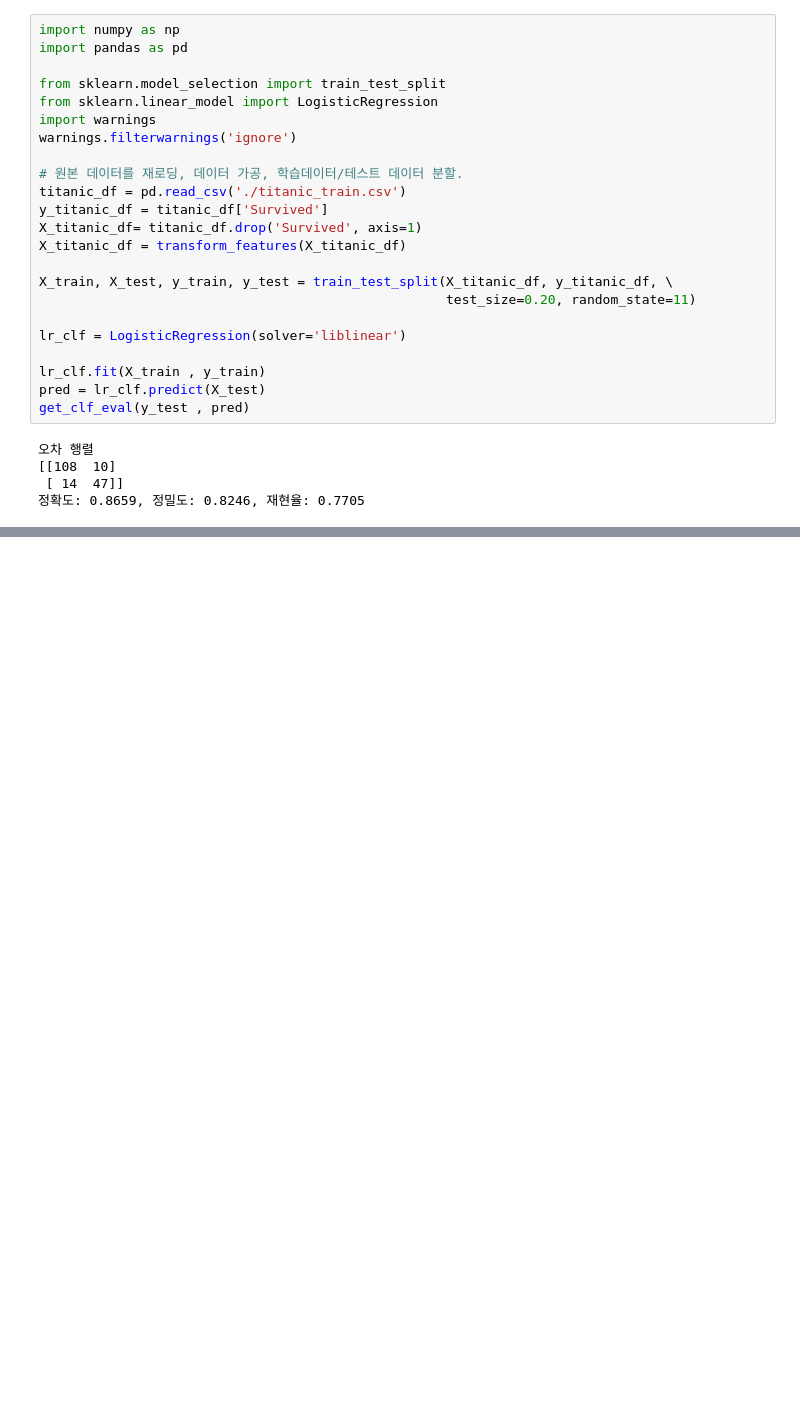
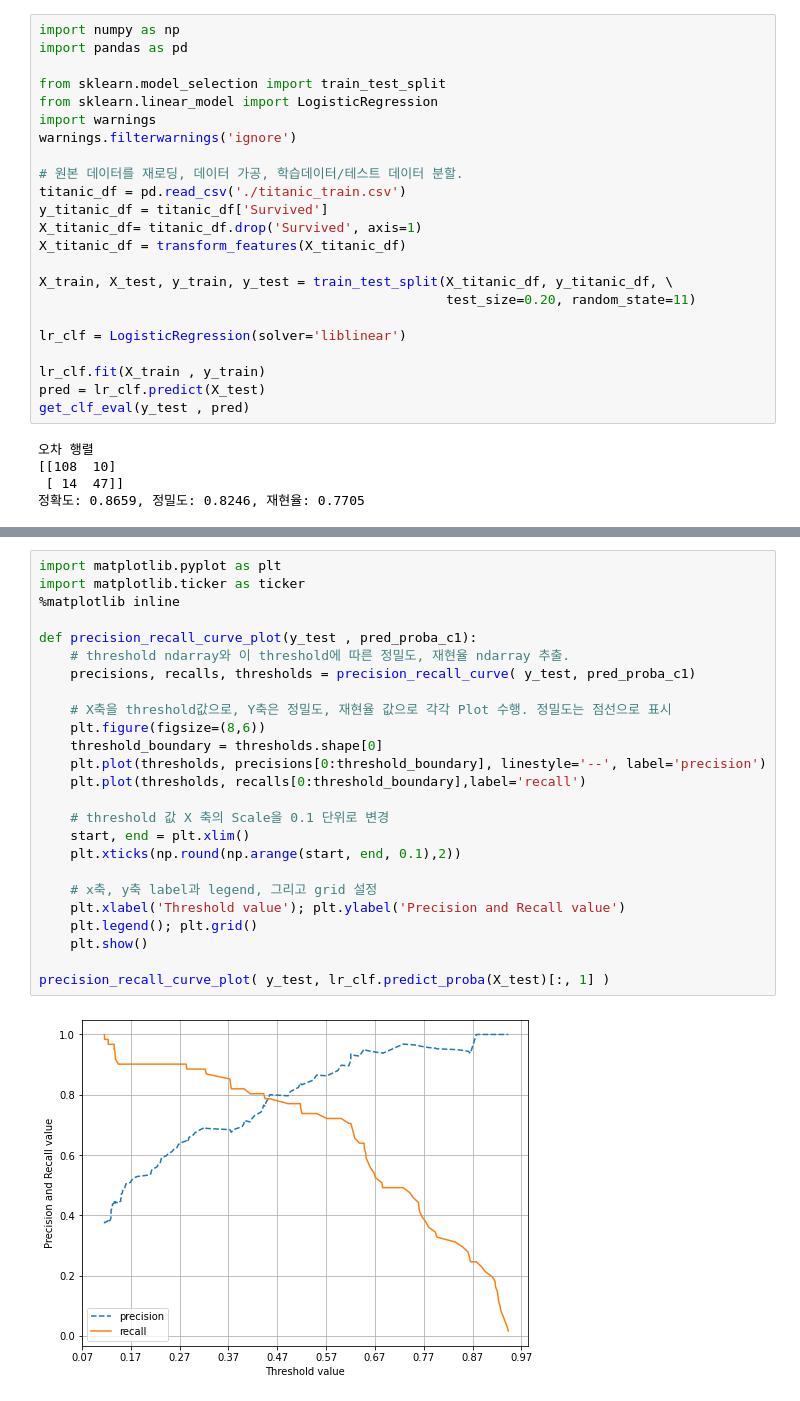
Before and after one commit to leedaehan-kev/ML-python, a Jupyter notebook: section3-evaluation/section3-1-evaluation-example.ipynb, the cells around one changed output, grey strips where cells are left out. Cells and saved outputs as stored; diff of their text form; blank space fills up the shorter version.

Commit message:
trade-off-of-precision&recall

```diff
--- a/section3-evaluation/section3-1-evaluation-example.ipynb
+++ b/section3-evaluation/section3-1-evaluation-example.ipynb
@@ -189,0 +320,27 @@ get_clf_eval(y_test , pred)
+# %%
+import matplotlib.pyplot as plt
+import matplotlib.ticker as ticker
+%matplotlib inline
+
+def precision_recall_curve_plot(y_test , pred_proba_c1):
+    # threshold ndarray와 이 threshold에 따른 정밀도, 재현율 ndarray 추출.
+    precisions, recalls, thresholds = precision_recall_curve( y_test, pred_proba_c1)
+
+    # X축을 threshold값으로, Y축은 정밀도, 재현율 값으로 각각 Plot 수행. 정밀도는 점선으로 표시
+    plt.figure(figsize=(8,6))
+    threshold_boundary = thresholds.shape[0]
+    plt.plot(thresholds, precisions[0:threshold_boundary], linestyle='--', label='precision')
+    plt.plot(thresholds, recalls[0:threshold_boundary],label='recall')
+
+    # threshold 값 X 축의 Scale을 0.1 단위로 변경
+    start, end = plt.xlim()
+    plt.xticks(np.round(np.arange(start, end, 0.1),2))
+
+    # x축, y축 label과 legend, 그리고 grid 설정
+    plt.xlabel('Threshold value'); plt.ylabel('Precision and Recall value')
+    plt.legend(); plt.grid()
+    plt.show()
+
+precision_recall_curve_plot( y_test, lr_clf.predict_proba(X_test)[:, 1] )
+# %% [output]
+[figure, added]
```
Also changed, not shown: parts of 6 cells of this notebook.
